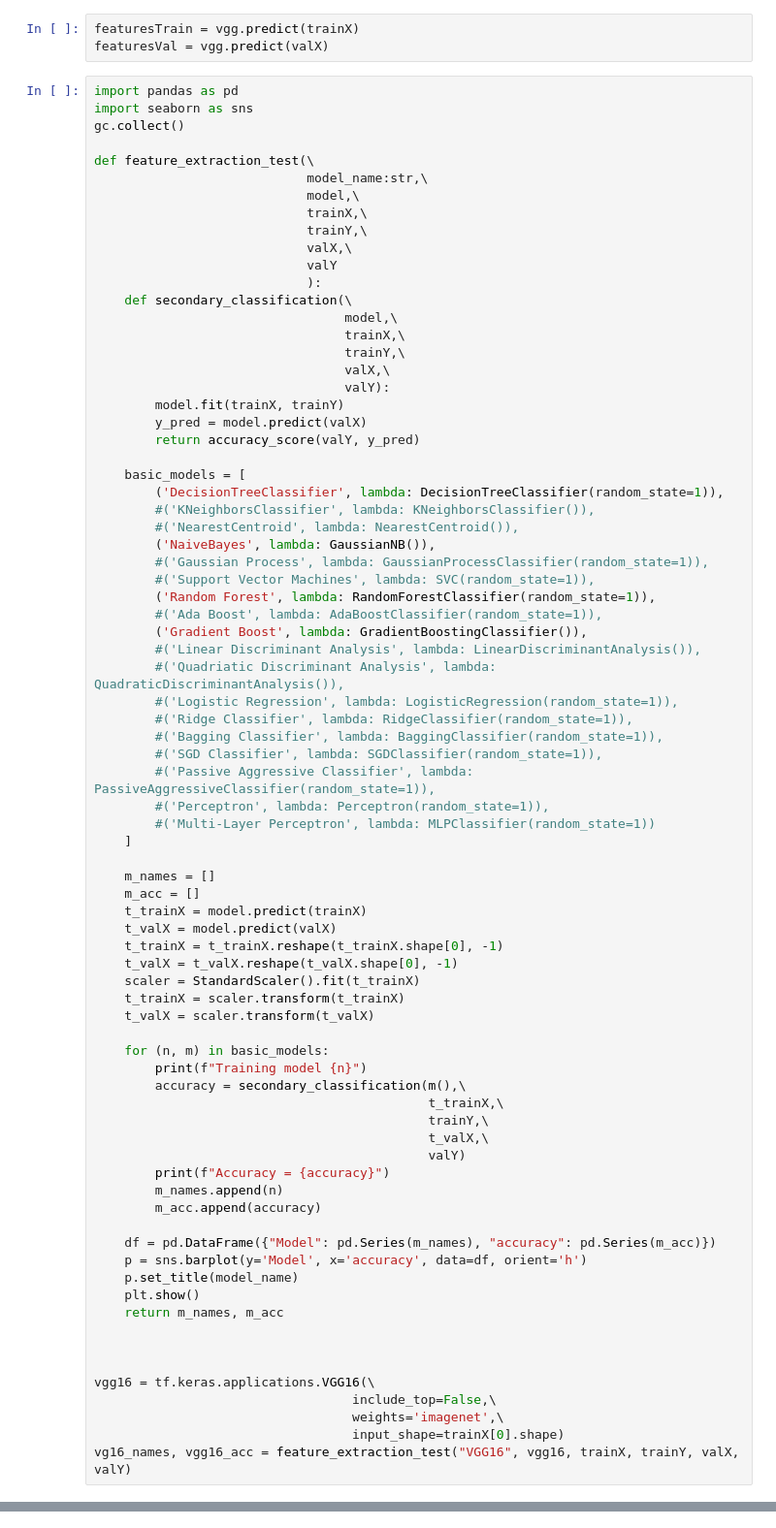
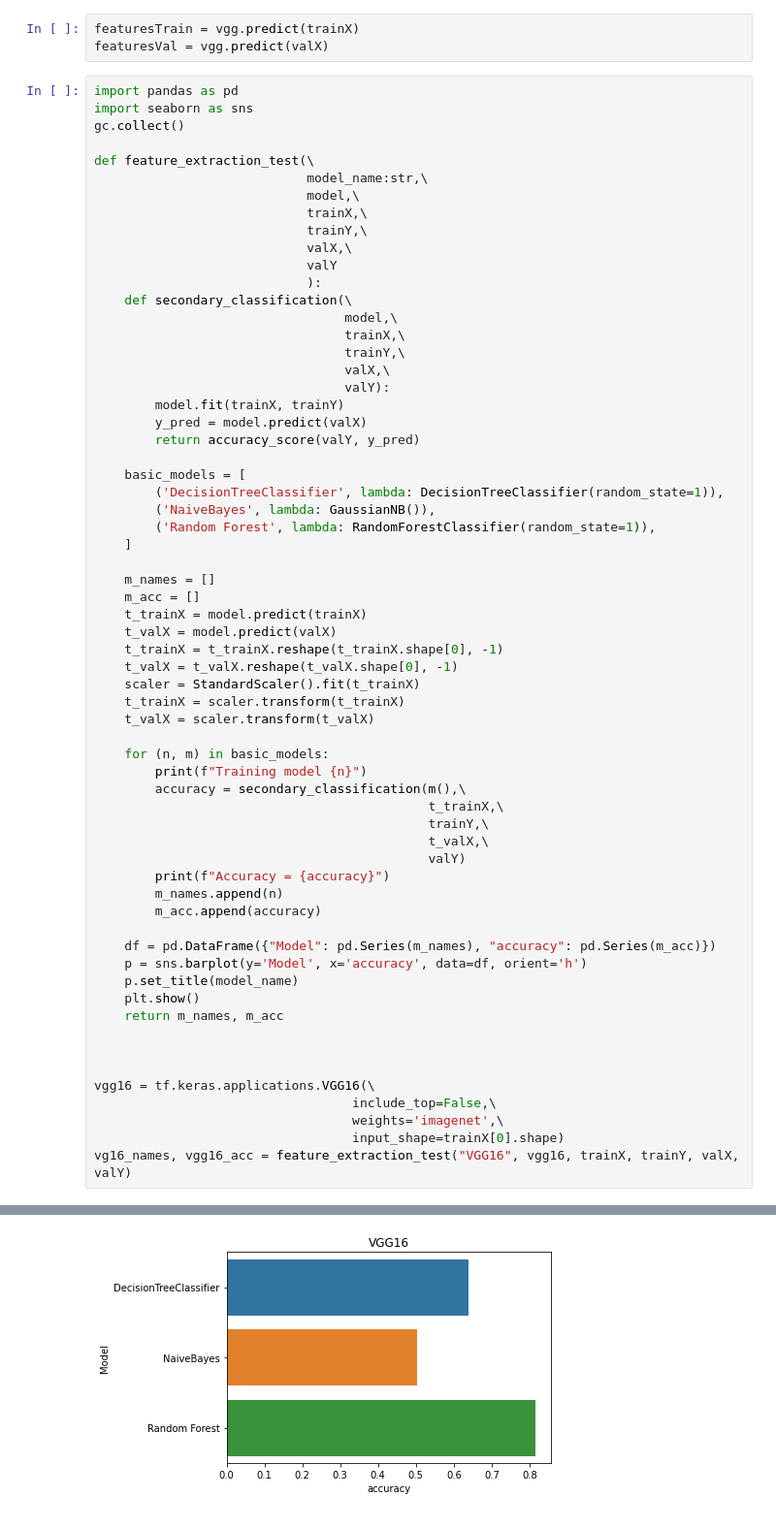
Before and after one commit to rajbircit/assignments, a Jupyter notebook: dl_a2/pretrained.ipynb, the cells around one changed output, grey strips where cells are left out. Shown: that part at 97% size. Drawn from its saved outputs; the diff is of its cells as text.

```diff
--- a/dl_a2/pretrained.ipynb
+++ b/dl_a2/pretrained.ipynb
@@ -354,23 +354,8 @@ def feature_extraction_test(\
 
     basic_models = [
         ('DecisionTreeClassifier', lambda: DecisionTreeClassifier(random_state=1)),
-        #('KNeighborsClassifier', lambda: KNeighborsClassifier()),
-        #('NearestCentroid', lambda: NearestCentroid()),
         ('NaiveBayes', lambda: GaussianNB()),
-        #('Gaussian Process', lambda: GaussianProcessClassifier(random_state=1)),
-        #('Support Vector Machines', lambda: SVC(random_state=1)),
         ('Random Forest', lambda: RandomForestClassifier(random_state=1)),
-        #('Ada Boost', lambda: AdaBoostClassifier(random_state=1)),
-        ('Gradient Boost', lambda: GradientBoostingClassifier()),
-        #('Linear Discriminant Analysis', lambda: LinearDiscriminantAnalysis()),
-        #('Quadriatic Discriminant Analysis', lambda: QuadraticDiscriminantAnalysis()),
-        #('Logistic Regression', lambda: LogisticRegression(random_state=1)),
-        #('Ridge Classifier', lambda: RidgeClassifier(random_state=1)),
-        #('Bagging Classifier', lambda: BaggingClassifier(random_state=1)),
-        #('SGD Classifier', lambda: SGDClassifier(random_state=1)),
-        #('Passive Aggressive Classifier', lambda: PassiveAggressiveClassifier(random_state=1)),
-        #('Perceptron', lambda: Perceptron(random_state=1)),
-        #('Multi-Layer Perceptron', lambda: MLPClassifier(random_state=1))
     ]
 
     m_names = []
@@ -418,3 +402,4 @@ Training model Gradient Boost
+[figure, added]
 # %%
 vgg19 = tf.keras.applications.VGG19(\
                                     include_top=False,\
```
Also changed, not shown: parts of 9 cells of this notebook.
